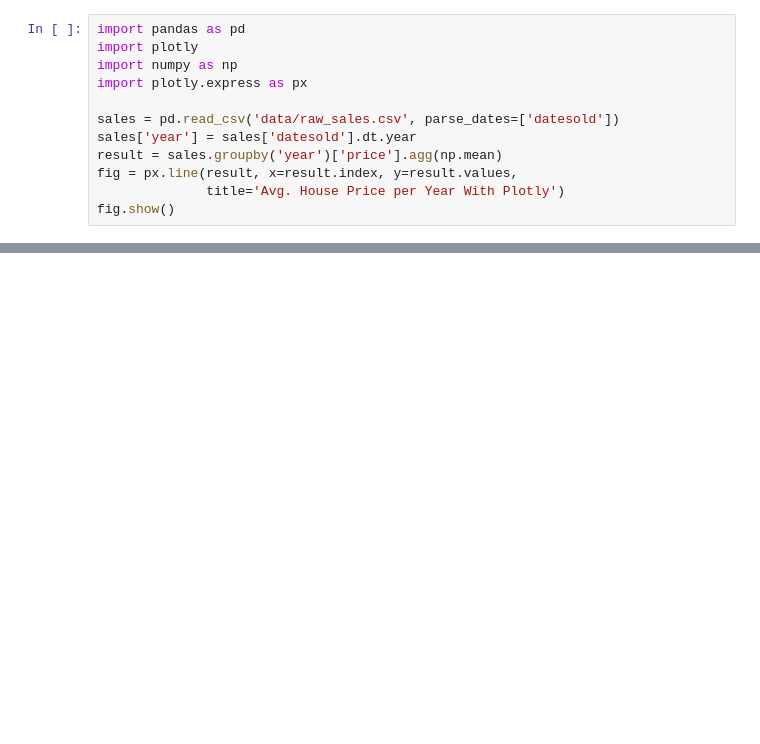
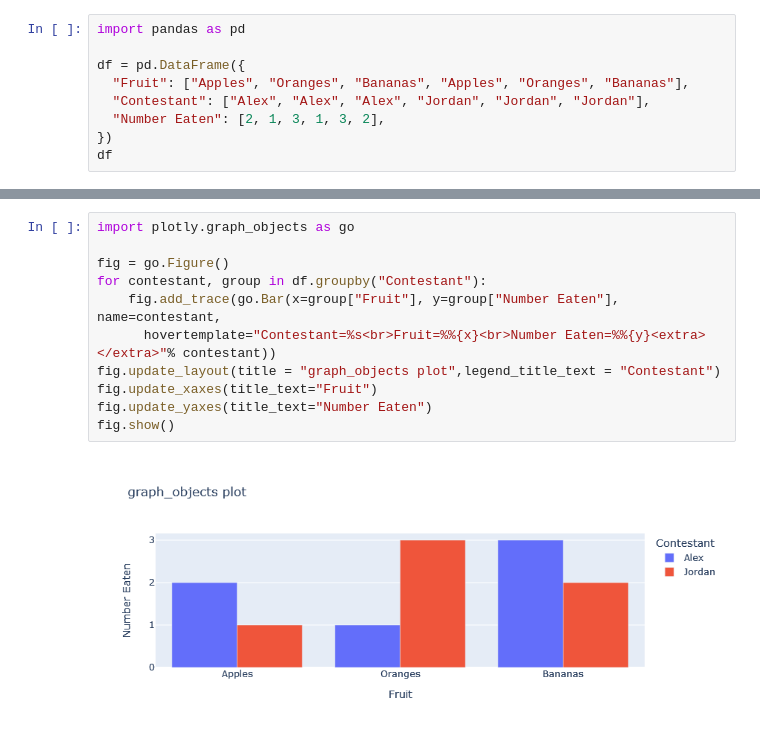
Before and after one commit to dschloe/streamlitbook-saraevan, a Jupyter notebook: ch02/step04_plotly.ipynb, the cells around one changed output, grey strips where cells are left out. Saved outputs shown, nothing was run; the diff lists cells and outputs as text; blank space fills up the shorter version.

```diff
--- a/ch02/step04_plotly.ipynb
+++ b/ch02/step04_plotly.ipynb
@@ -1,13 +16,10 @@
 # %%
 import pandas as pd
-import plotly
-import numpy as np
-import plotly.express as px
 
-sales = pd.read_csv('data/raw_sales.csv', parse_dates=['datesold'])
-sales['year'] = sales['datesold'].dt.year
-result = sales.groupby('year')['price'].agg(np.mean)
-fig = px.line(result, x=result.index, y=result.values,
-              title='Avg. House Price per Year With Plotly')
-fig.show()
+df = pd.DataFrame({
+  "Fruit": ["Apples", "Oranges", "Bananas", "Apples", "Oranges", "Bananas"],
+  "Contestant": ["Alex", "Alex", "Alex", "Jordan", "Jordan", "Jordan"],
+  "Number Eaten": [2, 1, 3, 1, 3, 2],
+})
+df
 # %% [output]
@@ -18,0 +33,13 @@ fig.show()
+# %%
+import plotly.graph_objects as go
+
+fig = go.Figure()
+for contestant, group in df.groupby("Contestant"):
+    fig.add_trace(go.Bar(x=group["Fruit"], y=group["Number Eaten"], name=contestant,
+      hovertemplate="Contestant=%s<br>Fruit=%%{x}<br>Number Eaten=%%{y}<extra></extra>"% contestant))
+fig.update_layout(title = "graph_objects plot",legend_title_text = "Contestant")
+fig.update_xaxes(title_text="Fruit")
+fig.update_yaxes(title_text="Number Eaten")
+fig.show()
+# %% [output]
+[figure, added]
```
Also changed, not shown: parts of 4 cells of this notebook, 3 other files.
